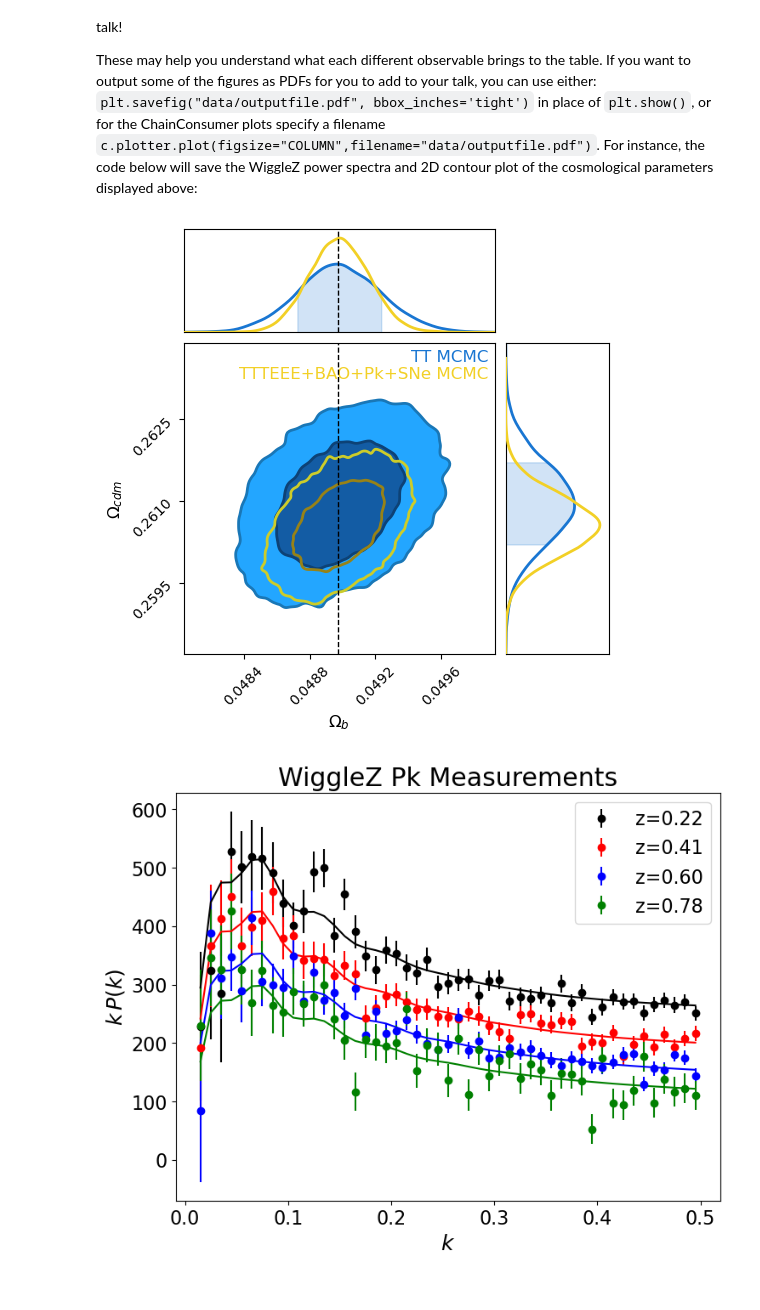
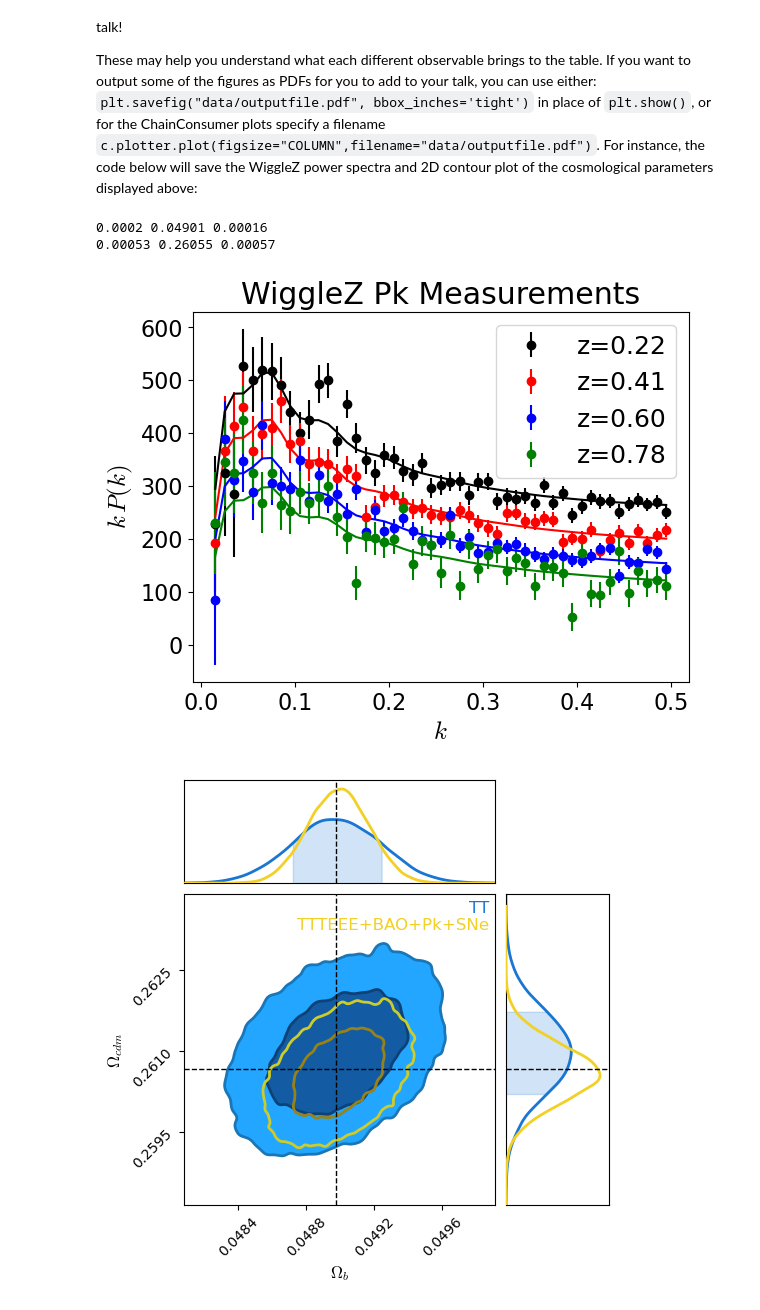
Before and after one commit to ryanwhite1/PHYS4080-Parameter-Project, a Jupyter notebook: Cosmo_Fitting.ipynb, the cells around one changed output. Cells and saved outputs as stored; diff of their text form; code cells hidden in the pictures.

```diff
--- a/Cosmo_Fitting.ipynb
+++ b/Cosmo_Fitting.ipynb
@@ -646,25 +674,31 @@ NOTE: You may need to enlarge your prior and re-run your interpolator for a wide
 
 These may help you understand what each different observable brings to the table. If you want to output some of the figures as PDFs for you to add to your talk, you can use either: `plt.savefig("data/outputfile.pdf", bbox_inches='tight')` in place of `plt.show()`, or for the ChainConsumer plots specify a filename  `c.plotter.plot(figsize="COLUMN",filename="data/outputfile.pdf")`. For instance, the code below will save the WiggleZ power spectra and 2D contour plot of the cosmological parameters displayed above:
 # %%
-fig = plt.figure()
-ax = fig.add_axes([0, 0, 1, 1])
+fig, ax = plt.subplots()
 ax.errorbar(WiggleZ_z0p22_k, WiggleZ_z0p22_k*WiggleZ_z0p22_pk, yerr=WiggleZ_z0p22_k*WiggleZ_z0p22_err, color='k', marker='o', linestyle='None', label='z=0.22')
 ax.errorbar(WiggleZ_z0p41_k, WiggleZ_z0p41_k*WiggleZ_z0p41_pk, yerr=WiggleZ_z0p41_k*WiggleZ_z0p41_err, color='r', marker='o', linestyle='None', label='z=0.41')
 ax.errorbar(WiggleZ_z0p60_k, WiggleZ_z0p60_k*WiggleZ_z0p60_pk, yerr=WiggleZ_z0p60_k*WiggleZ_z0p60_err, color='b', marker='o', linestyle='None', label='z=0.60')
 ax.errorbar(WiggleZ_z0p78_k, WiggleZ_z0p78_k*WiggleZ_z0p78_pk, yerr=WiggleZ_z0p78_k*WiggleZ_z0p78_err, color='g', marker='o', linestyle='None', label='z=0.78')
 ax.plot(WiggleZ_z0p22_k, WiggleZ_z0p22_k*fit_results[4], color='k', marker="None")
 ax.plot(WiggleZ_z0p41_k, WiggleZ_z0p41_k*fit_results[5], color='r', marker="None")
 ax.plot(WiggleZ_z0p60_k, WiggleZ_z0p60_k*fit_results[6], color='b', marker="None")
 ax.plot(WiggleZ_z0p78_k, WiggleZ_z0p78_k*fit_results[7], color='g', marker="None")
 ax.set_title('WiggleZ Pk Measurements')
 ax.set_xlabel(r'$k$')
 ax.set_ylabel(r'$k\,P(k)$')
-plt.legend(loc='upper right', fontsize=16)
-plt.savefig("data/samples_Planck_TTTEEE_BAO_Pk_SNe_WiggleZ.pdf", bbox_inches='tight')
+ax.legend()
+fig.savefig("data/PkFit.pdf", dpi=300, bbox_inches='tight')
 
-c.plotter.plot(figsize="COLUMN",chains=["TT MCMC","TTTEEE+BAO+Pk+SNe MCMC"],
-               truth={r'$\Omega_{b}$':0.02242/0.6766**2, r'$w$':-1.0},
+c.plotter.plot(figsize="COLUMN",chains=["TT","TTTEEE+BAO+Pk+SNe"],
+               truth={param1:0.02242/0.6766**2, param2:0.11933/0.6766**2},
                filename="data/samples_Planck_TTTEEE_BAO_Pk_SNe_contours.pdf")
+
+b = c.analysis.get_summary(chains="TTTEEE+BAO+Pk+SNe")[param1]
+cdm = c.analysis.get_summary(chains="TTTEEE+BAO+Pk+SNe")[param2]
+print(round(b[1] - b[0], 5), round(b[1], 5), round(b[2] - b[1], 5))
+print(round(cdm[1] - cdm[0], 5), round(cdm[1], 5), round(cdm[2] - cdm[1], 5))
 # %% [output]
+0.0002 0.04901 0.00016
+0.00053 0.26055 0.00057
-[figure, old version]
+[figure, new version]
-[figure, old version]
+[figure, new version]
```
Also changed, not shown: parts of 5 cells of this notebook, 36 other files.
